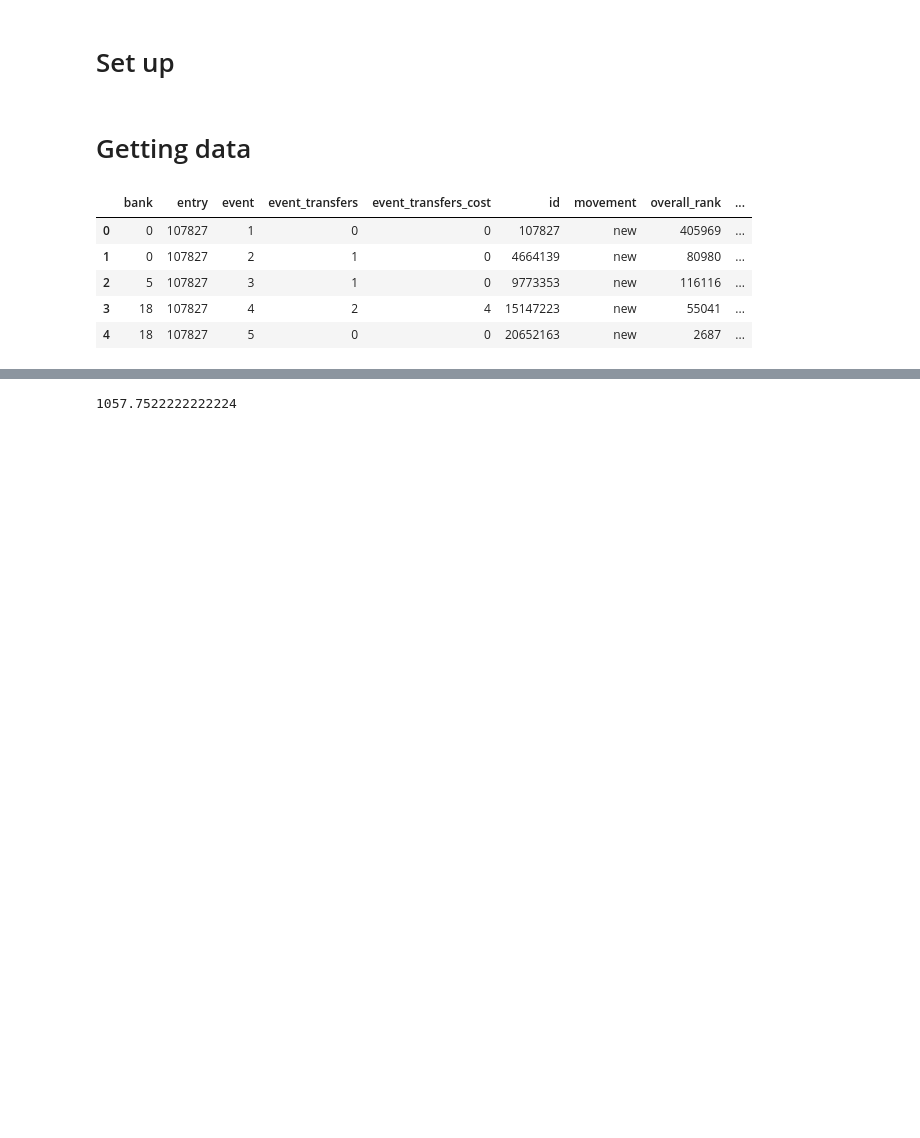
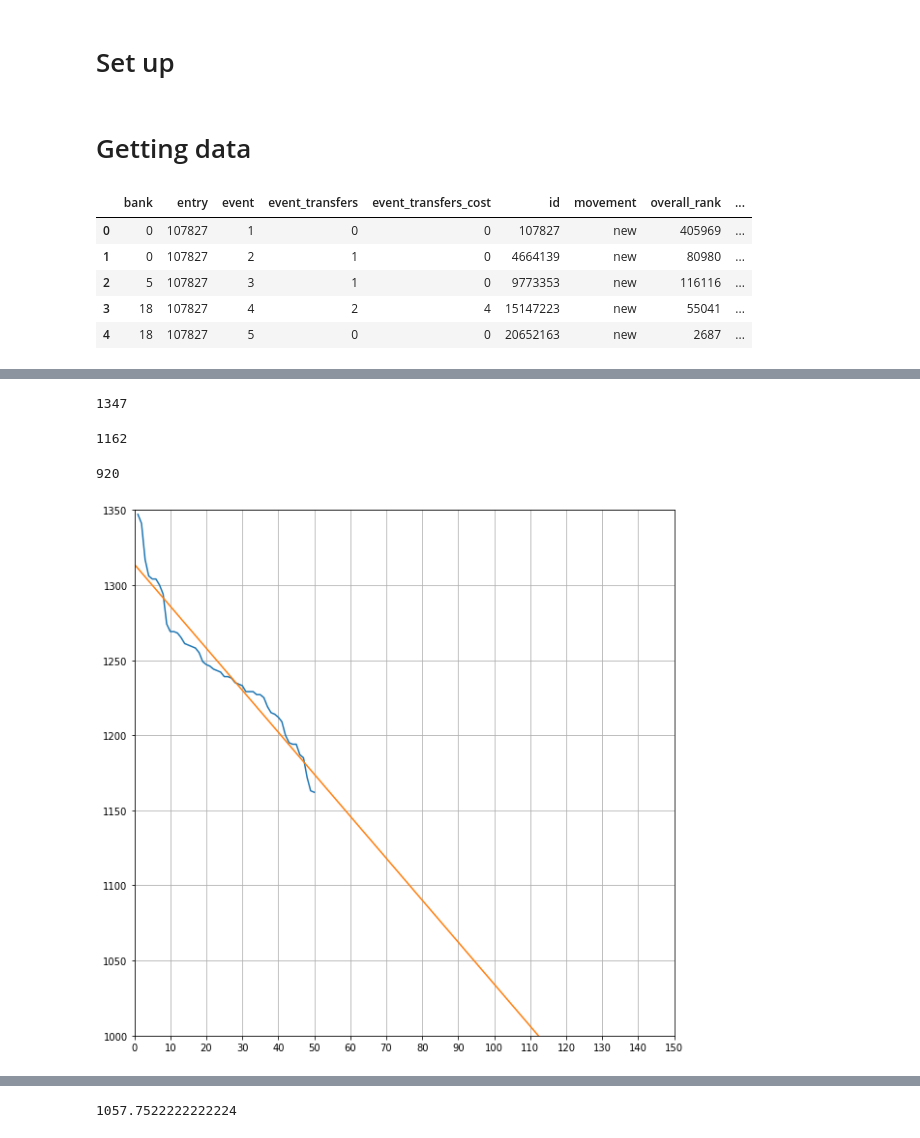
Before and after one commit to thomas-woodruff/footbot, a Jupyter notebook: app/notebooks/v1/40.00 Evaluation benchmarks.ipynb, the cells around one changed output, grey strips where cells are left out. Saved outputs shown, nothing was run; the diff lists cells and outputs as text; code cells hidden in the pictures; blank space fills up the shorter version.

```diff
--- a/app/notebooks/v1/40.00 Evaluation benchmarks.ipynb
+++ b/app/notebooks/v1/40.00 Evaluation benchmarks.ipynb
@@ -25,4 +28,4 @@ top_entry = top_df[(top_df['event'] == 38)
 top_df_test = top_df.copy()
 top_df_test = top_df_test[top_df_test['event'] > 20]
 # %%
-top_df_test.groupby('entry')['points'].sum().mean()
+top_df_test_overall = top_df_test.groupby('entry')['points'].sum()
@@ -71,0 +42,50 @@ entry_df['highest_score'].sum()
+# %%
+# best points of top 50 managers
+
+top_df_test_overall.max()
+# %% [output]
+1347
+# %%
+# best points of top 50 managers
+
+top_df_test_overall.min()
+# %% [output]
+1162
+# %%
+# average points of all managers
+
+entry_df['average_entry_score'].sum()
+# %% [output]
+920
+# %%
+top_test_ranking = \
+top_df_test_overall.sort_values(ascending=False).reset_index()
+
+top_test_ranking['rank'] = top_test_ranking.index + 1
+top_test_ranking[['rank', 'points']]
+# %%
+df = top_test_ranking.copy()
+y = df['points'].values
+df['intercept'] = 1
+X = df[['intercept', 'rank']].values
+b = np.linalg.inv(X.T @ X) @ X.T @ y
+
+def calculate_approximate_ranking(points):
+    return (points - b[0])/b[1]
+# %%
+top_test_ranking = \
+top_df_test_overall.sort_values(ascending=False).reset_index()
+
+top_test_ranking['rank'] = top_test_ranking.index + 1
+top_test_ranking[['rank', 'points']]
+
+plt.figure(figsize=(10, 10))
+plt.plot(top_test_ranking['rank'], top_test_ranking['points'])
+plt.plot([calculate_approximate_ranking(i) for i in np.linspace(1000, 1350, 100)], np.linspace(1000, 1350, 100))
+plt.axes().xaxis.set_major_locator(MultipleLocator(10))
+plt.grid(which='major')
+plt.xlim(0, 150)
+plt.ylim(1000, 1350)
+plt.show()
+# %% [output]
+[figure, added]
```
Also changed, not shown: parts of 11 cells of this notebook, 20 other files.
